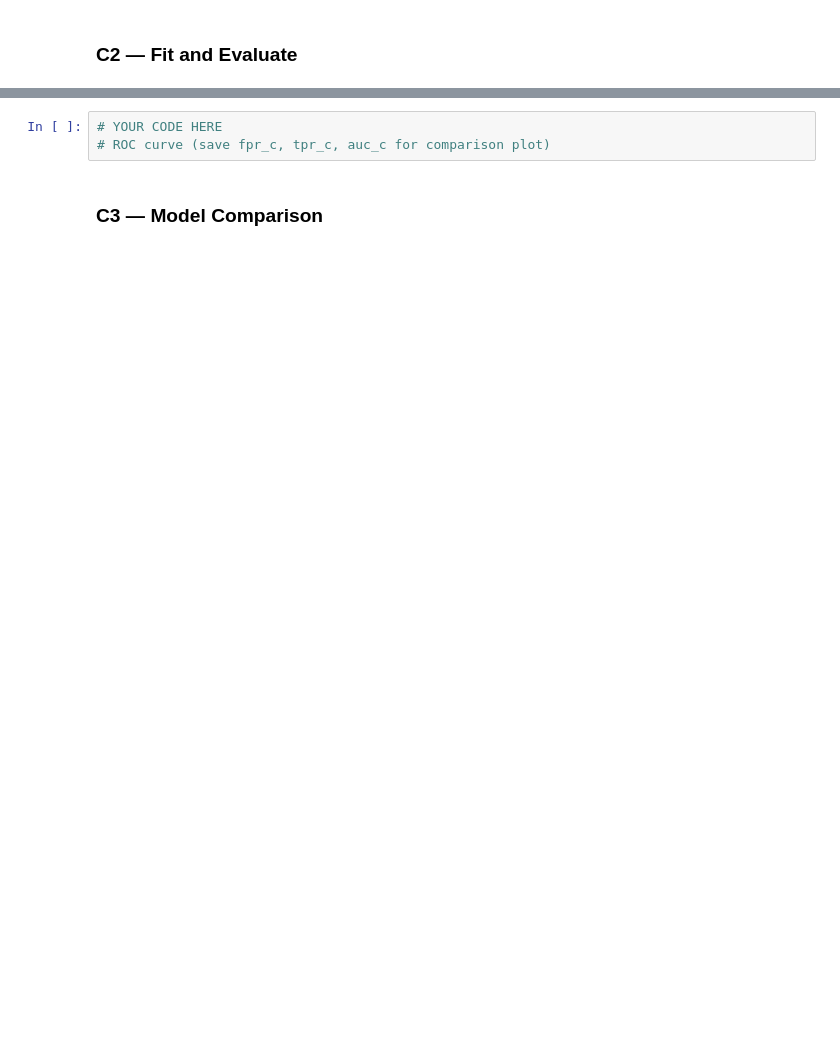
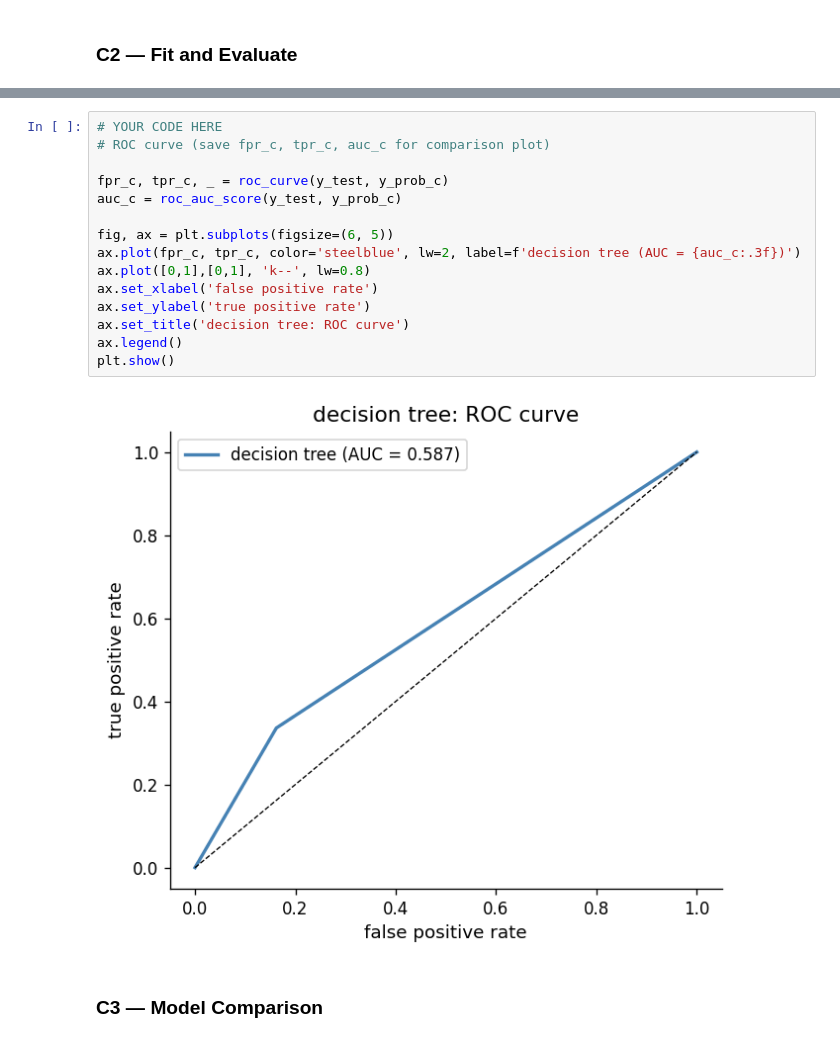
Before and after one commit to arriyan-aa/Assignment_2, a Jupyter notebook: AA_IAT461_A2_Scaffold_empty.ipynb, the cells around one changed output, grey strips where cells are left out. Drawn from its saved outputs; the diff is of its cells as text; blank space fills up the shorter version.

```diff
--- a/AA_IAT461_A2_Scaffold_empty.ipynb
+++ b/AA_IAT461_A2_Scaffold_empty.ipynb
@@ -1339,6 +1388,20 @@ Available options: Decision Tree, Random Forest, Gradient Boosting, XGBoost, Lig
 # %%
 # YOUR CODE HERE
 # ROC curve (save fpr_c, tpr_c, auc_c for comparison plot)
+
+fpr_c, tpr_c, _ = roc_curve(y_test, y_prob_c)
+auc_c = roc_auc_score(y_test, y_prob_c)
+
+fig, ax = plt.subplots(figsize=(6, 5))
+ax.plot(fpr_c, tpr_c, color='steelblue', lw=2, label=f'decision tree (AUC = {auc_c:.3f})')
+ax.plot([0,1],[0,1], 'k--', lw=0.8)
+ax.set_xlabel('false positive rate')
+ax.set_ylabel('true positive rate')
+ax.set_title('decision tree: ROC curve')
+ax.legend()
+plt.show()
+# %% [output]
+[figure, added]
 # %% [markdown]
 ### C3 — Model Comparison
 # %%
```
Also changed, not shown: parts of 18 cells of this notebook.
